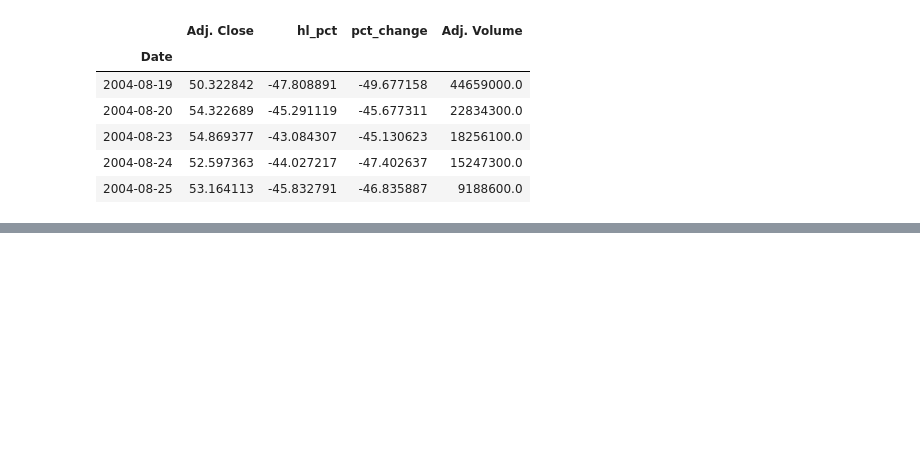
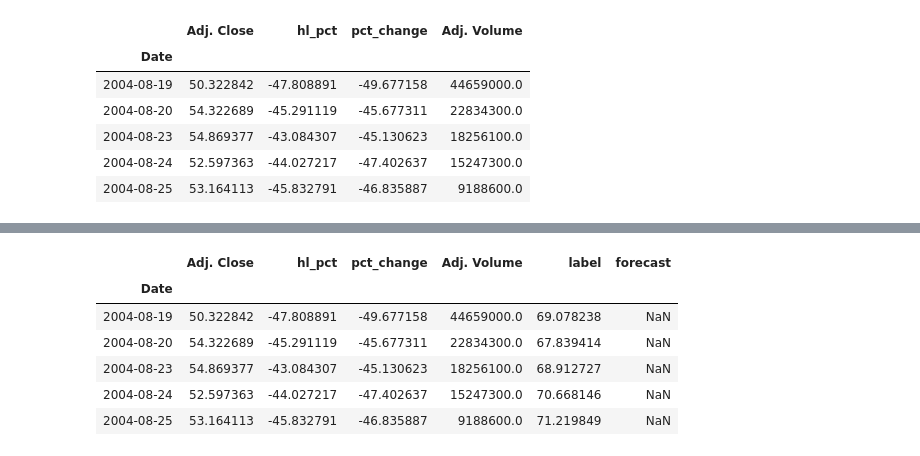
Before and after one commit to isaiaholadapo/stock-price-regression, a Jupyter notebook: stock price regression.ipynb, the cells around one changed output, grey strips where cells are left out. Drawn from its saved outputs; the diff is of its cells as text; code cells hidden in the pictures; blank space fills up the shorter version.

```diff
--- a/stock price regression.ipynb
+++ b/stock price regression.ipynb
@@ -33,0 +58,4 @@ df.head()
+# %%
+df.dropna(inplace = True)
+y = np.array(df['label'])
+print(len(X), len(y))
@@ -33,0 +101,14 @@ df.head()
+# %%
+for i in forecast_set:
+    next_date = datetime.datetime.fromtimestamp(next_unix)
+    next_unix += one_day
+    df.loc[next_date] = [np.nan for _ in range(len(df.columns)-1)] + [i]
+df.head()
+# %% [output]
+|  | Adj. Close | hl_pct | pct_change | Adj. Volume | label | forecast |
+| Date |  |  |  |  |  |  |
+| 2004-08-19 | 50.322842 | -47.808891 | -49.677158 | 44659000.0 | 69.078238 | NaN |
+| 2004-08-20 | 54.322689 | -45.291119 | -45.677311 | 22834300.0 | 67.839414 | NaN |
+| 2004-08-23 | 54.869377 | -43.084307 | -45.130623 | 18256100.0 | 68.912727 | NaN |
+| 2004-08-24 | 52.597363 | -44.027217 | -47.402637 | 15247300.0 | 70.668146 | NaN |
+| 2004-08-25 | 53.164113 | -45.832791 | -46.835887 | 9188600.0 | 71.219849 | NaN |
```
Also changed, not shown: parts of 11 cells of this notebook.
